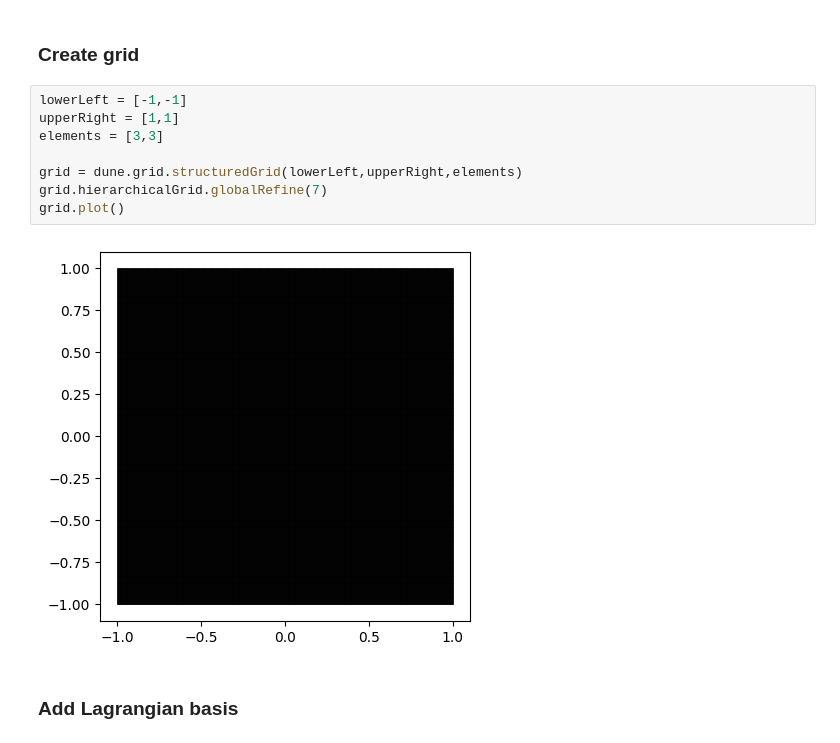
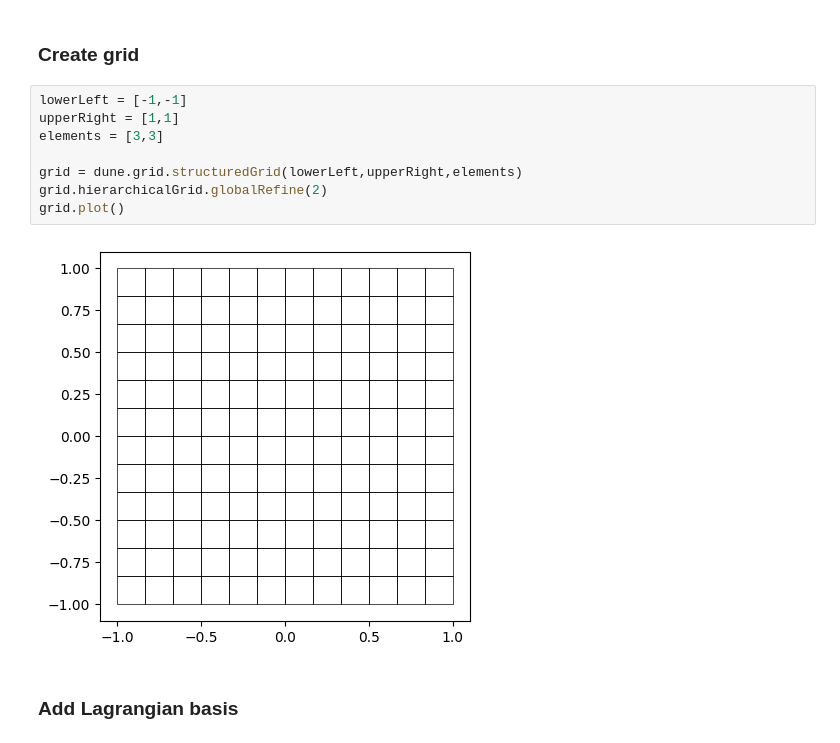
Before and after one commit to rath3t/visualStudioCodeAndIkarus, a Jupyter notebook: nonLinearElasticity.ipynb, the cells around one changed output. Drawn from its saved outputs; the diff is of its cells as text.

```diff
--- a/nonLinearElasticity.ipynb
+++ b/nonLinearElasticity.ipynb
@@ -44,13 +44,13 @@ from dune.vtk import  vtkWriter
 # %%
 lowerLeft = [-1,-1]
 upperRight = [1,1]
 elements = [3,3]
 
 grid = dune.grid.structuredGrid(lowerLeft,upperRight,elements)
-grid.hierarchicalGrid.globalRefine(7)
+grid.hierarchicalGrid.globalRefine(2)
 grid.plot()
 # %% [output]
-[figure, old version]
+[figure, new version]
 # %% [markdown]
 ### Add Lagrangian basis
 # %%
```
Also changed, not shown: parts of 5 cells of this notebook, 2 other files.
